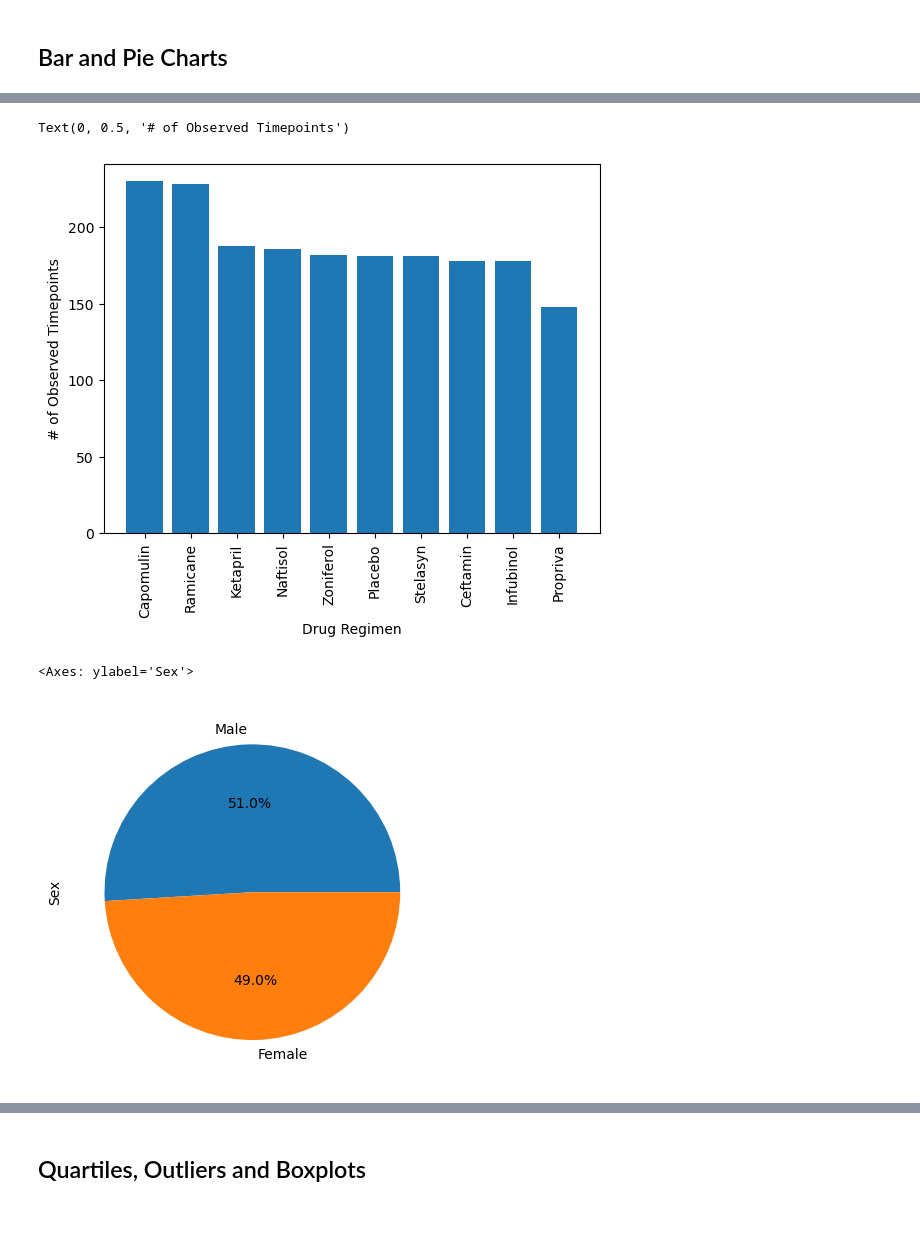
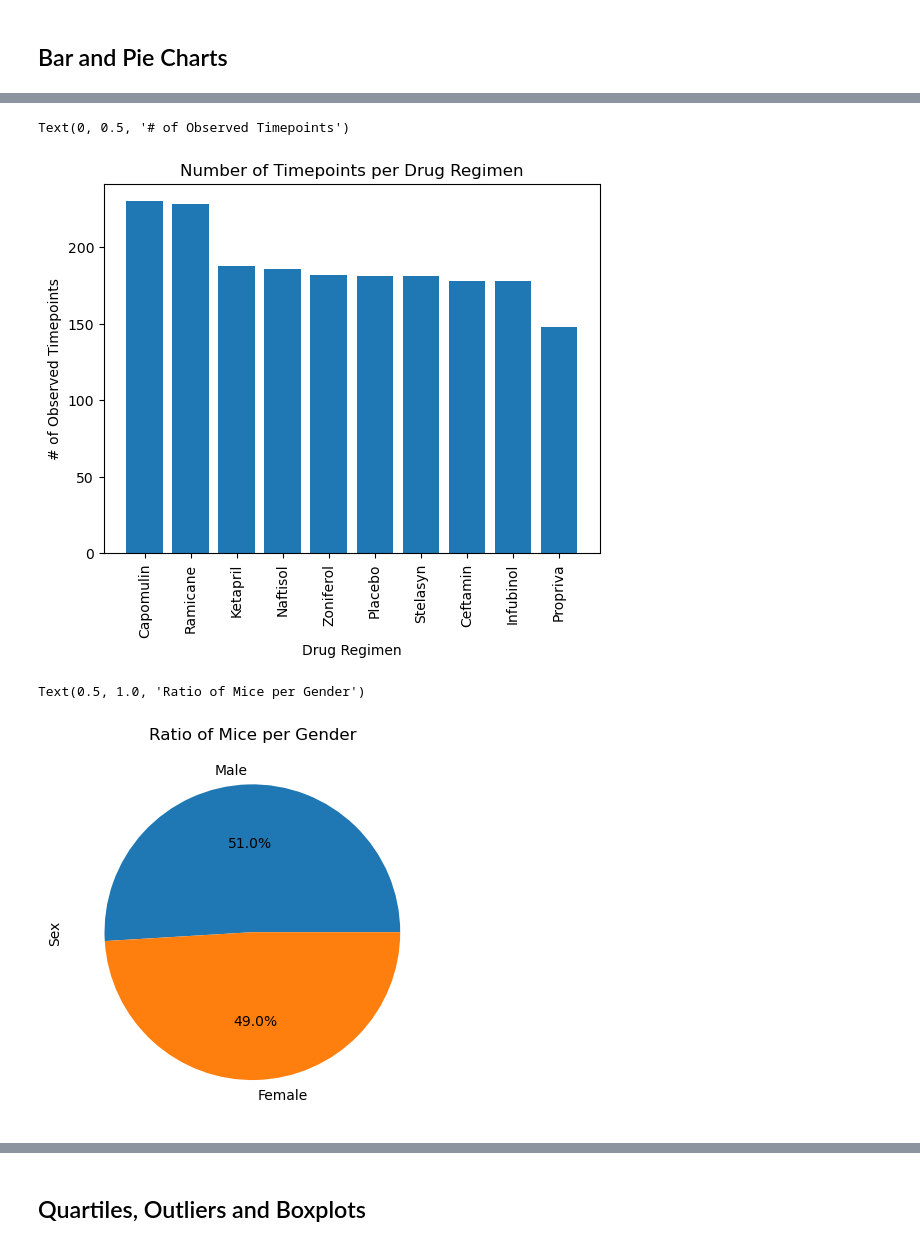
Before and after one commit to thomasjngo/Pharmaceuticals-Analysis, a Jupyter notebook: pymaceuticals_starter.ipynb, the cells around one changed output, grey strips where cells are left out. Cells and saved outputs as stored; diff of their text form; code cells hidden in the pictures; blank space fills up the shorter version.

```diff
--- a/pymaceuticals_starter.ipynb
+++ b/pymaceuticals_starter.ipynb
@@ -156,20 +158,22 @@ drug_reg = drug_reg_bar.index.array
 timepoint = drug_reg_bar
 
 plt.bar(drug_reg, timepoint, align="center")
+plt.title('Number of Timepoints per Drug Regimen')
 plt.xticks(rotation=90)
 plt.xlabel("Drug Regimen")
 plt.ylabel("# of Observed Timepoints")
 # %% [output]
 Text(0, 0.5, '# of Observed Timepoints')
-[figure, old version]
+[figure, new version]
 # %%
 # Generate a pie plot showing the distribution of female versus male mice using Pandas
 pie_gender = clean_results.groupby('Sex').size().sort_values(ascending=False)
 
 pie_gender.plot.pie(y='Sex', legend=False, autopct='%1.1f%%', ylabel="Sex")
+plt.title('Ratio of Mice per Gender')
 # %% [output]
-<Axes: ylabel='Sex'>
+Text(0.5, 1.0, 'Ratio of Mice per Gender')
-[figure, old version]
+[figure, new version]
 # %%
 # Generate a pie plot showing the distribution of female versus male mice using pyplot
 
```
Also changed, not shown: parts of 10 cells of this notebook.
